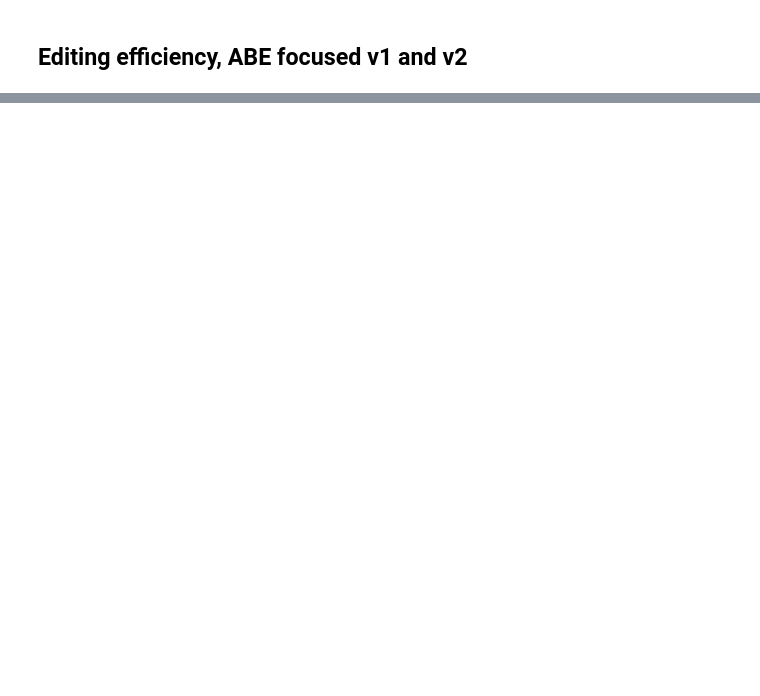
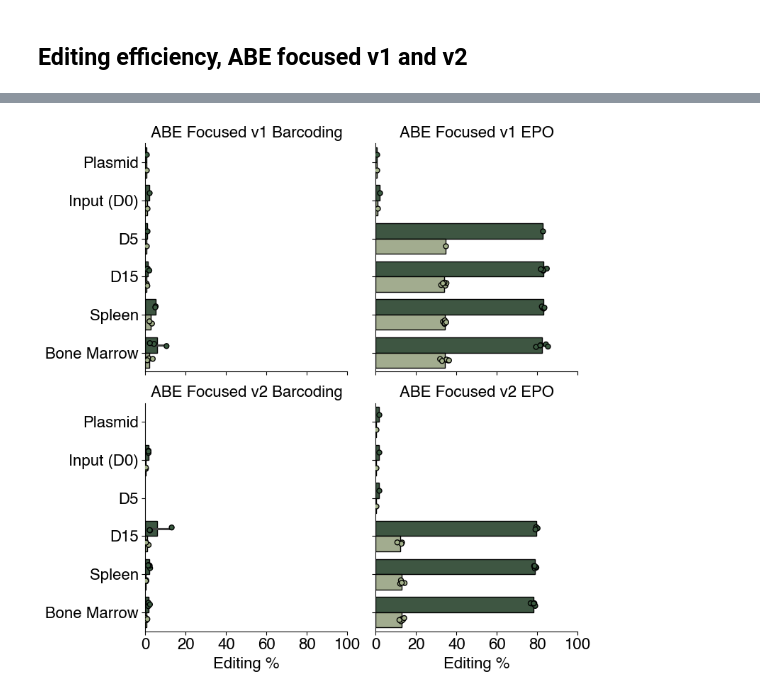
Before and after one commit to kexindon/B-ALL-in-vivo-base-editing, a Jupyter notebook: supplemental_focused_qc.ipynb, the cells around one changed output, grey strips where cells are left out. Cells and saved outputs as stored; diff of their text form; code cells hidden in the pictures; blank space fills up the shorter version.

Commit message:
updated supplemental figures

```diff
--- a/supplemental_focused_qc.ipynb
+++ b/supplemental_focused_qc.ipynb
@@ -98,0 +212,12 @@ plt.show()
+# %%
+t = []
+corr = []
+name = []
+
+for i in ABE_EPO_v2_RAW:
+    g = pd.read_csv(f'{fp2}/ABE_EPO/{i}').rename(columns = {'Guide_ID':'gRNA_id'})
+    g2 = pd.merge(g, ABE, on='gRNA_id')
+    g2 = g2[g2['Reads_aligned_all_amplicons']>=min_sensor_reads]
+    t.append(np.average(g2['target_base_edit_perc']))
+    corr.append(np.average(g2['corr_perc']))
+list_samples = ['bm']*5+['d15']*3+['input','lib','d5']+['spleen']*5
@@ -98,0 +243,8 @@ plt.show()
+# %%
+
+name = [name_dict[x] for x in list_samples]
+ABE_EPO_editing1 = pd.DataFrame(dict(zip(['Sample', 'Editing %',], [name, t,])))
+ABE_EPO_editing2 = pd.DataFrame(dict(zip(['Sample', 'Editing %'], [name, corr])))
+ABE_EPO_editing1['Edit Type'] = 'Target Editing (w/ Bystanders)'
+ABE_EPO_editing2['Edit Type'] = 'Pure Correct Editing'
+ABE_EPO_EDITING_V2 = pd.concat((ABE_EPO_editing1, ABE_EPO_editing2))
@@ -98,0 +271,45 @@ plt.show()
+# %%
+fig, ax = plt.subplots(2,2, figsize=(8,8), sharey=True, sharex=True)
+order = ['Plasmid', 'Input (D0)', 'D5', 'D15', 'Spleen', 'Bone Marrow']
+
+sns.barplot(data = ABE_BC_EDITING, y='Sample', x='Editing %', hue='Edit Type', ax=ax[0][0], edgecolor='black', linewidth=1, palette = ['#3a5a40', '#a3b18a'], order=order)
+sns.barplot(data = ABE_EPO_EDITING, y='Sample', x='Editing %', hue='Edit Type', ax=ax[0][1], edgecolor='black', linewidth=1, palette = ['#3a5a40', '#a3b18a'],order=order)
+sns.barplot(data = ABE_BC_EDITING_V2, y='Sample', x='Editing %', hue='Edit Type', ax=ax[1][0], edgecolor='black', linewidth=1, palette = ['#3a5a40', '#a3b18a'], order=order)
+sns.barplot(data = ABE_EPO_EDITING_V2, y='Sample', x='Editing %', hue='Edit Type', ax=ax[1][1], edgecolor='black', linewidth=1, palette = ['#3a5a40', '#a3b18a'],order=order)
+
+sns.stripplot(data = ABE_BC_EDITING, y='Sample', x='Editing %', hue='Edit Type', ax=ax[0][0], edgecolor='black', linewidth=1, palette = ['#3a5a40', '#a3b18a'], order=order, dodge=True, s=5)
+sns.stripplot(data = ABE_EPO_EDITING, y='Sample', x='Editing %', hue='Edit Type', ax=ax[0][1], edgecolor='black', linewidth=1, palette = ['#3a5a40', '#a3b18a'],order=order, dodge=True, s=5)
+sns.stripplot(data = ABE_BC_EDITING_V2, y='Sample', x='Editing %', hue='Edit Type', ax=ax[1][0], edgecolor='black', linewidth=1, palette = ['#3a5a40', '#a3b18a'], order=order, dodge=True, s=5)
+sns.stripplot(data = ABE_EPO_EDITING_V2, y='Sample', x='Editing %', hue='Edit Type', ax=ax[1][1], edgecolor='black', linewidth=1, palette =['#3a5a40', '#a3b18a'],order=order, dodge=True, s=5)
+
+ax[0][0].legend([],[], frameon=False)
+ax[0][1].legend([],[], frameon=False)
+ax[1][0].legend([],[], frameon=False)
+ax[1][1].legend([],[], frameon=False)
+
+ax[0][0].set_ylabel('')
+ax[1][0].set_ylabel('')
+ax[0][0].set_xticks([0,20,40,60,80,100])
+
+ax[0][0].spines[['top', 'right']].set_visible(False)
+ax[0][0].tick_params(axis='both', which='major', labelsize=16,)
+ax[1][0].spines[['top', 'right']].set_visible(False)
+ax[1][0].tick_params(axis='both', which='major', labelsize=16,)
+
+
+ax[0][0].set_title('ABE Focused v1 Barcoding', fontsize = 16)
+ax[0][1].set_title('ABE Focused v1 EPO', fontsize = 16)
+ax[1][0].set_title('ABE Focused v2 Barcoding', fontsize = 16)
+ax[1][1].set_title('ABE Focused v2 EPO', fontsize = 16)
+
+ax[1][0].set_xlabel('Editing %', fontsize=16)
+ax[1][1].set_xlabel('Editing %', fontsize=16)
+
+ax[0][1].spines[['top', 'right']].set_visible(False)
+ax[0][1].tick_params(axis='both', which='major', labelsize=16,)
+ax[1][1].spines[['top', 'right']].set_visible(False)
+ax[1][1].tick_params(axis='both', which='major', labelsize=16,)
+fig.tight_layout()
+# fig.savefig('figures_new_cbe/5_avg_editing.pdf')
+# %% [output]
+[figure, added]
```
Also changed, not shown: parts of 18 cells of this notebook, 2 other files.
